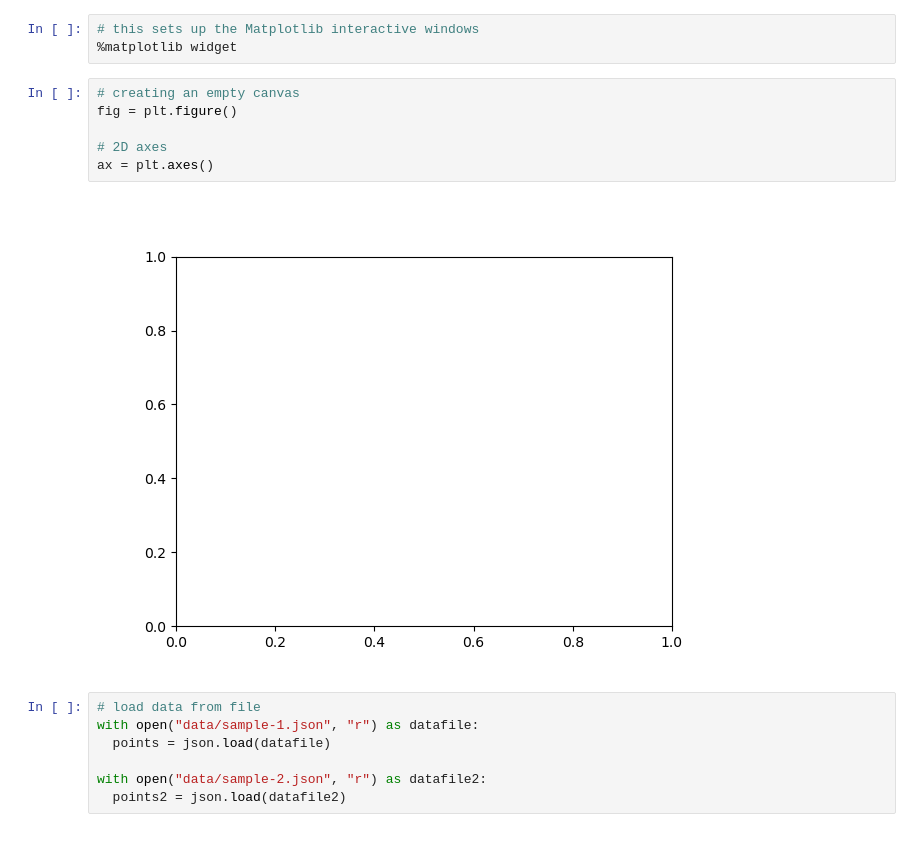
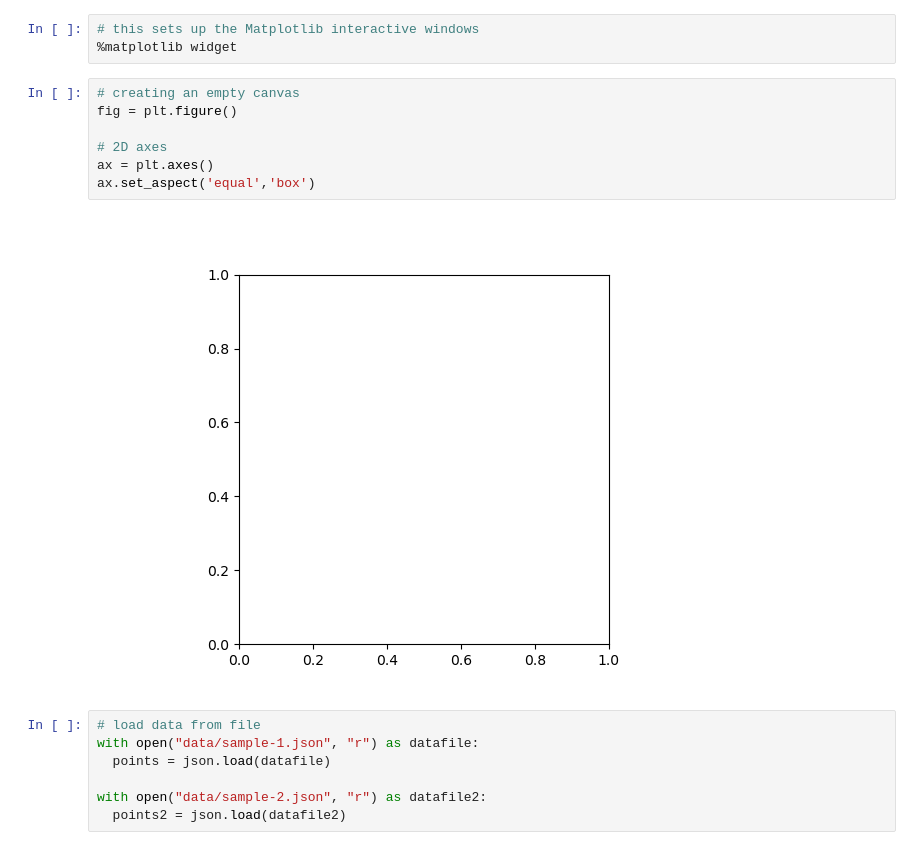
Before and after one commit to jayson-cerbas/python_experiments, a Jupyter notebook: Experiment-2.ipynb, the cells around one changed output. Cells and saved outputs as stored; diff of their text form.

```diff
--- a/Experiment-2.ipynb
+++ b/Experiment-2.ipynb
@@ -13,11 +13,12 @@ import json
 # %%
 # creating an empty canvas
 fig = plt.figure()
 
 # 2D axes
 ax = plt.axes()
+ax.set_aspect('equal','box')
 # %% [output]
-[figure, old version]
+[figure, new version]
 # %%
 # load data from file
 with open("data/sample-1.json", "r") as datafile:
```
Also changed, not shown: parts of 2 cells of this notebook, 2 other files.
